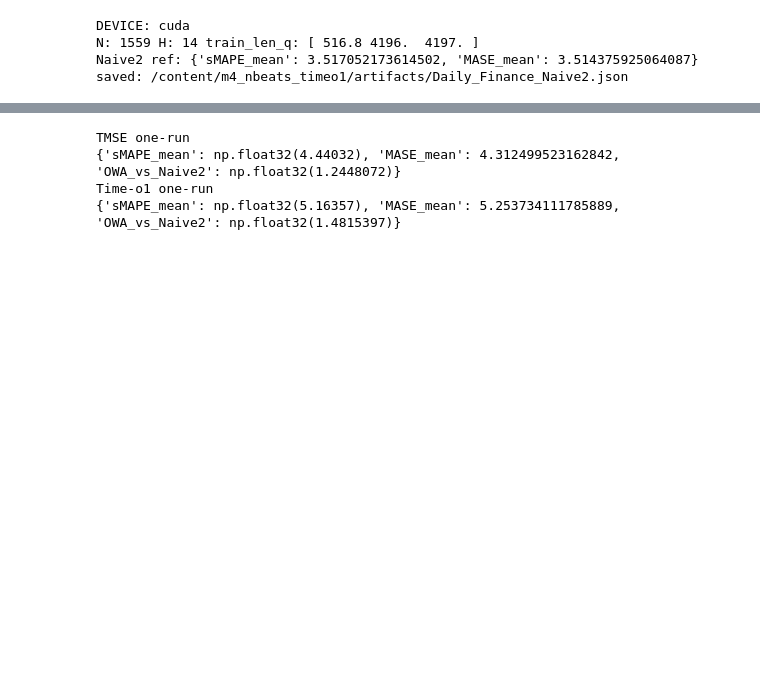
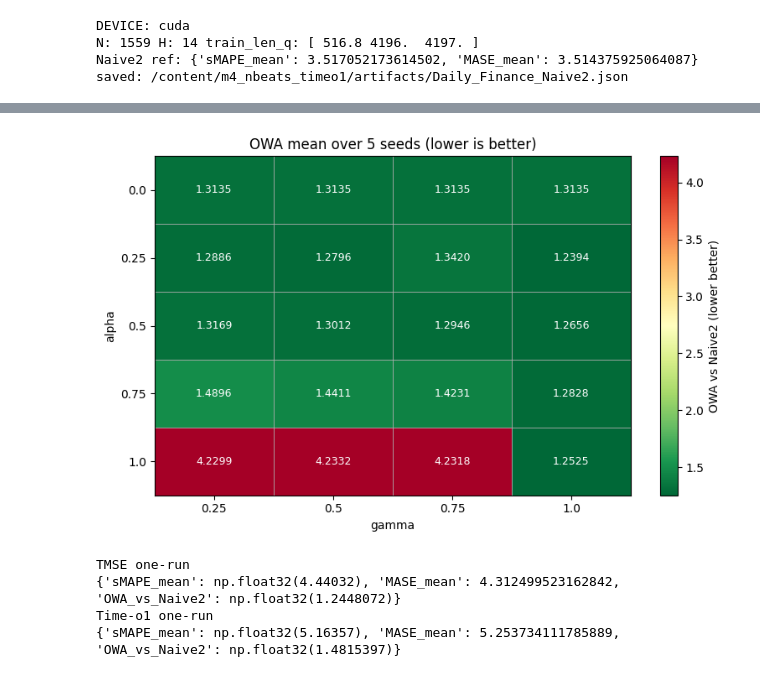
Before and after one commit to M4XJUNG/AIF-Financial-Time-Series, a Jupyter notebook: M4_N_BEATS_Time_o1.ipynb, the cells around one changed output, grey strips where cells are left out. Cells and saved outputs as stored; diff of their text form; code cells hidden in the pictures; blank space fills up the shorter version.

```diff
--- a/M4_N_BEATS_Time_o1.ipynb
+++ b/M4_N_BEATS_Time_o1.ipynb
@@ -1571,5 +1573,52 @@ saved: /content/m4_nbeats_timeo1/artifacts/experiment_results_real.csv elapsed:
 saved: /content/m4_nbeats_timeo1/artifacts/fig_heatmap_real.png
 [figure]
+# %%
+import numpy as np
+import matplotlib.colors as colors
+
+vals = pivot.values.astype(float)
+
+# outlier 때문에 색이 뭉개지는 걸 방지: 상/하위 퍼센타일로 스케일 잡고 clip
+vmin = np.nanpercentile(vals, 5)
+vmax = np.nanpercentile(vals, 95)
+norm = colors.Normalize(vmin=vmin, vmax=vmax, clip=True)
+
+fig, ax = plt.subplots(figsize=(8, 5))
+
+# ✅ 가독성 좋은 diverging + lower is better(낮을수록 초록)
+im = ax.imshow(vals, aspect="auto", cmap="RdYlGn_r", norm=norm)
+
+ax.set_xticks(range(len(pivot.columns)))
+ax.set_xticklabels([str(c) for c in pivot.columns])
+ax.set_yticks(range(len(pivot.index)))
+ax.set_yticklabels([str(i) for i in pivot.index])
+ax.set_xlabel("gamma")
+ax.set_ylabel("alpha")
+ax.set_title(f"OWA mean over {len(SEEDS)} seeds (lower is better)")
+
+# ✅ 글자색 자동(배경색 밝기에 따라 흰/검)
+for i in range(pivot.shape[0]):
+    for j in range(pivot.shape[1]):
+        v = vals[i, j]
+        rgba = im.cmap(im.norm(v))
+        luminance = 0.2126 * rgba[0] + 0.7152 * rgba[1] + 0.0722 * rgba[2]
+        txt_color = "black" if luminance > 0.6 else "white"
+        ax.text(j, i, f"{v:.4f}", ha="center", va="center", fontsize=9, color=txt_color)
+
+# ✅ 셀 경계선(가독성 크게 올라감)
+ax.set_xticks(np.arange(-0.5, vals.shape[1], 1), minor=True)
+ax.set_yticks(np.arange(-0.5, vals.shape[0], 1), minor=True)
+ax.grid(which="minor", linestyle="-", linewidth=0.6)
+ax.tick_params(which="minor", bottom=False, left=False)
+
+cbar = fig.colorbar(im, ax=ax)
+cbar.set_label("OWA vs Naive2 (lower better)")
+
+plt.tight_layout()
+plt.savefig(heat_path, dpi=200)
+plt.show()
+# %% [output]
+[figure, added]
 # %%
 print("TMSE one-run")
 m_tmse = run_once(seed=0, alpha=0.0, gamma=0.5, steps=50, batch_size=256)
```
Also changed, not shown: parts of 5 cells of this notebook.
